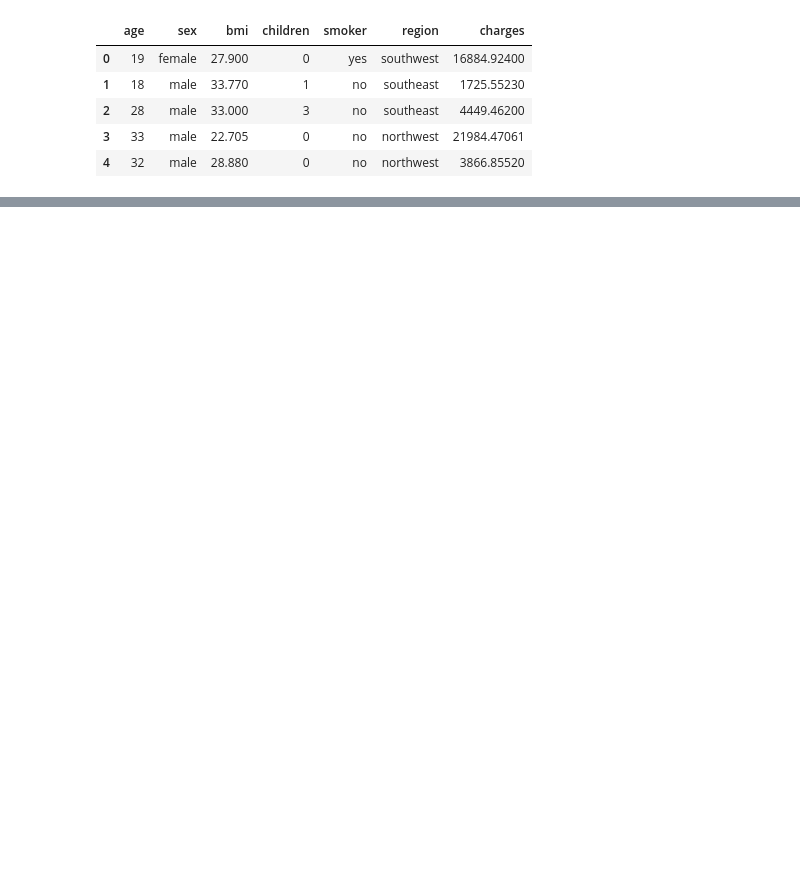
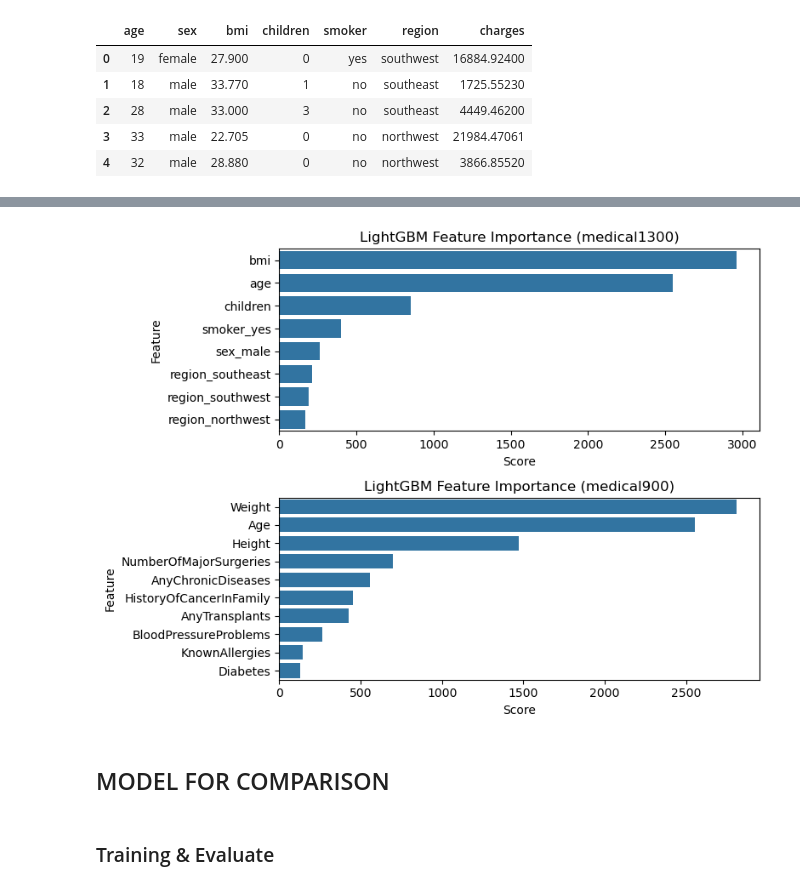
Before and after one commit to rizkyyusfian/Healthcare_Cost_Prediction, a Jupyter notebook: main.ipynb, the cells around one changed output, grey strips where cells are left out. Saved outputs shown, nothing was run; the diff lists cells and outputs as text; code cells hidden in the pictures; blank space fills up the shorter version.

```diff
--- a/main.ipynb
+++ b/main.ipynb
@@ -251,0 +294,17 @@ Baseline Root Mean Squared Error (RMSE): 10428.199030100852
+# %%
+plt.figure(figsize=(8, 6))
+
+plt.subplot(2,1,1)
+plot_lgb_importance(lgbm_best_1300, feature_names_1300, 'LightGBM Feature Importance (medical1300)')
+
+plt.subplot(2,1,2)
+plot_lgb_importance(lgbm_best_900, feature_names_900, 'LightGBM Feature Importance (medical900)')
+
+plt.tight_layout()
+plt.show()
+# %% [output]
+[figure, added]
+# %% [markdown]
+## MODEL FOR COMPARISON
+# %% [markdown]
+### Training & Evaluate
```
Also changed, not shown: parts of 45 cells of this notebook, 1 other file.
